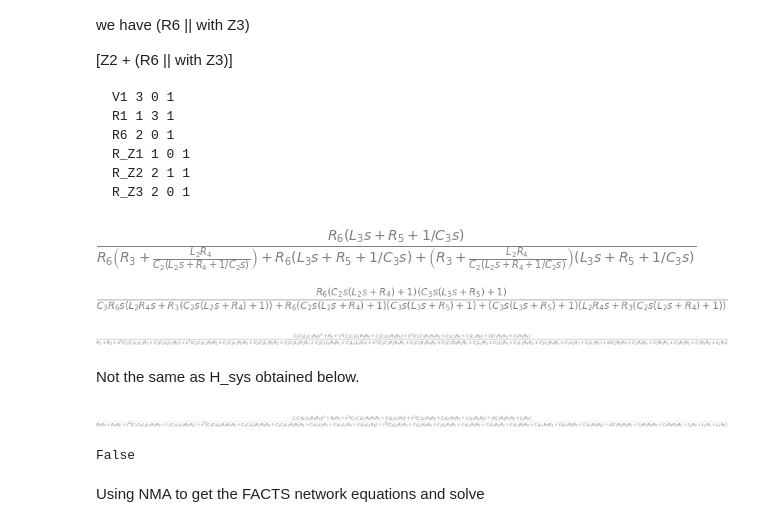
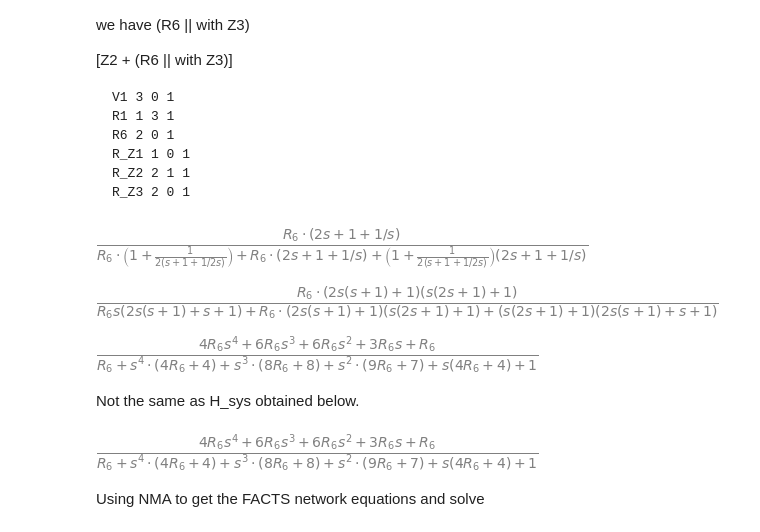
Before and after one commit to Tiburonboy/Symbolic-Modified-Nodal-Analysis-using-Python, a Jupyter notebook: backup/Pi-Filter.ipynb, the cells around one changed output. Cells and saved outputs as stored; diff of their text form; code cells hidden in the pictures.

```diff
--- a/backup/Pi-Filter.ipynb
+++ b/backup/Pi-Filter.ipynb
@@ -183,3 +199,3 @@ solve(Z1,s)
 # %%
-Z2 = R3 + (s*L2*(1/(s*C2))*R4)/(1/(s*C2)+s*L2+R4)    # products over sums of (L2 || C2 || R4) plus R3,
+Z2_sym = R3 + (s*L2*(1/(s*C2))*R4)/(1/(s*C2)+s*L2+R4)    # products over sums of (L2 || C2 || R4) plus R3,
 # %%
@@ -192,0 +213,3 @@ solve(Z2,s)
+# %%
+Z2 = Z2_sym.subs({R3:1,R4:1,C2:2,L2:1})
+Z2
@@ -193,2 +230,2 @@ solve(Z2,s)
 # %%
-Z3 = R5+s*L3+1/(s*C3)
+Z3_sym = R5+s*L3+1/(s*C3)
@@ -197,2 +238,5 @@ solve(Z3,s)
 # %% [output]
 [figure]
+# %%
+Z3 = Z3_sym.subs({R5:1,C3:1,L3:2})
+Z3
@@ -220,25 +278,21 @@ H_facts = R6*Z3/(R6*Z2 + R6*Z3 + Z2*Z3)
 # %%
 H_facts
 # %% [output]
-[figure, old version]
+[figure, new version]
 # %%
 H_facts.simplify()
 # %% [output]
-[figure, old version]
+[figure, new version]
 # %%
 cancel(H_facts,s)
 # %% [output]
-[figure, old version]
+[figure, new version]
 # %% [markdown]
 Not the same as H_sys obtained below.
 # %%
-cancel(H_sym,s)
+cancel(H_facts,s)
 # %% [output]
-[figure, old version]
+[figure, new version]
-# %%
-H_sym == H_facts
-# %% [output]
-False
 # %% [markdown]
 Using NMA to get the FACTS network equations and solve
 # %%
```
Also changed, not shown: parts of 36 cells of this notebook, 7 other files.
